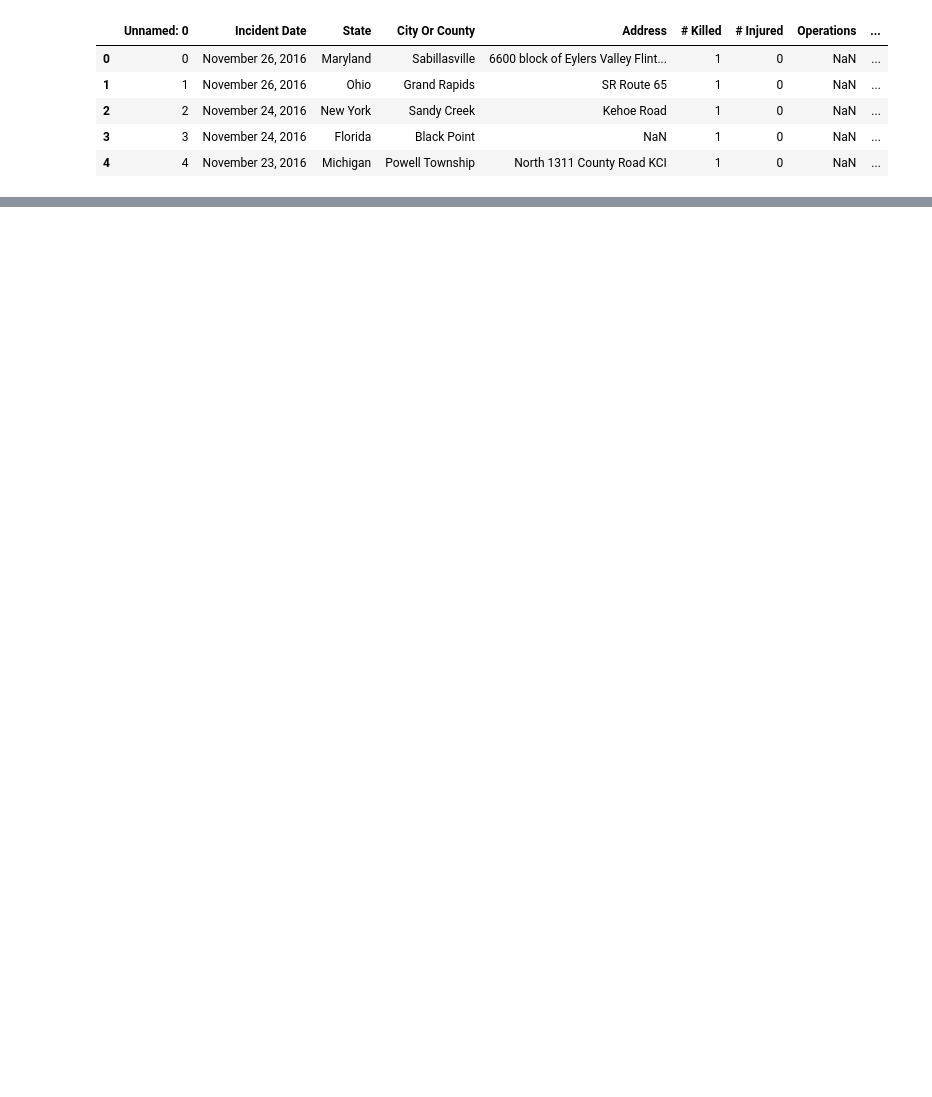
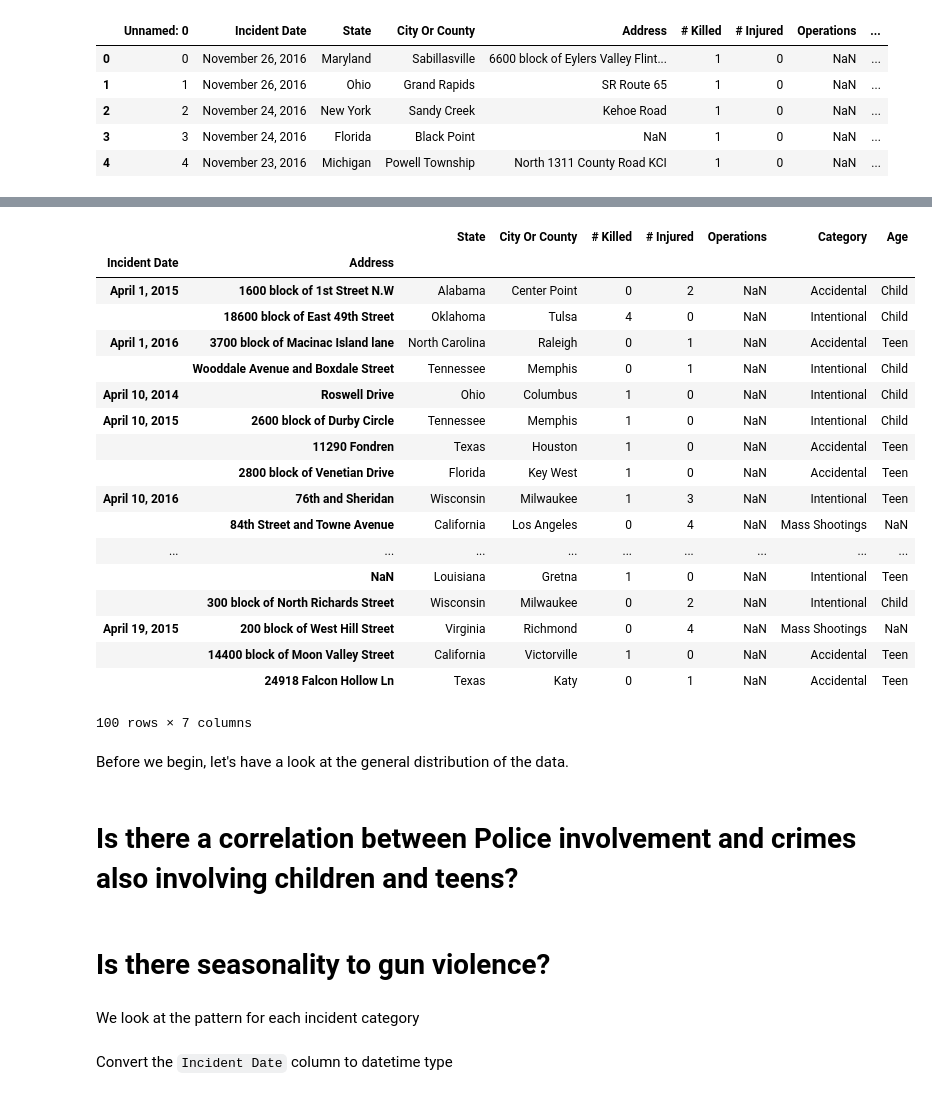
Before and after one commit to kwright76/Gun-Violence-Analysis, a Jupyter notebook: First Version.ipynb, the cells around one changed output, grey strips where cells are left out. Cells and saved outputs as stored; diff of their text form; code cells hidden in the pictures; blank space fills up the shorter version.

```diff
--- a/First Version.ipynb
+++ b/First Version.ipynb
@@ -27,0 +44,30 @@ df.head()
+# %%
+df.drop(['Unnamed: 0'], axis=1).set_index(['Incident Date','Address']).sort_values('Incident Date', ascending=True).head(100)
+# %% [output]
+|  |  | State | City Or County | # Killed | # Injured | Operations | Category | Age |
+| Incident Date | Address |  |  |  |  |  |  |  |
+| April 1, 2015 | 1600 block of 1st Street N.W | Alabama | Center Point | 0 | 2 | NaN | Accidental | Child |
+|  | 18600 block of East 49th Street | Oklahoma | Tulsa | 4 | 0 | NaN | Intentional | Child |
+| April 1, 2016 | 3700 block of Macinac Island lane | North Carolina | Raleigh | 0 | 1 | NaN | Accidental | Teen |
+|  | Wooddale Avenue and Boxdale Street | Tennessee | Memphis | 0 | 1 | NaN | Intentional | Child |
+| April 10, 2014 | Roswell Drive | Ohio | Columbus | 1 | 0 | NaN | Intentional | Child |
+| April 10, 2015 | 2600 block of Durby Circle | Tennessee | Memphis | 1 | 0 | NaN | Intentional | Child |
+|  | 11290 Fondren | Texas | Houston | 1 | 0 | NaN | Accidental | Teen |
+|  | 2800 block of Venetian Drive | Florida | Key West | 1 | 0 | NaN | Accidental | Teen |
+| April 10, 2016 | 76th and Sheridan | Wisconsin | Milwaukee | 1 | 3 | NaN | Intentional | Teen |
+|  | 84th Street and Towne Avenue | California | Los Angeles | 0 | 4 | NaN | Mass Shootings | NaN |
+| ... | ... | ... | ... | ... | ... | ... | ... | ... |
+|  | NaN | Louisiana | Gretna | 1 | 0 | NaN | Intentional | Teen |
+|  | 300 block of North Richards Street | Wisconsin | Milwaukee | 0 | 2 | NaN | Intentional | Child |
+| April 19, 2015 | 200 block of West Hill Street | Virginia | Richmond | 0 | 4 | NaN | Mass Shootings | NaN |
+|  | 14400 block of Moon Valley Street | California | Victorville | 1 | 0 | NaN | Accidental | Teen |
+|  | 24918 Falcon Hollow Ln | Texas | Katy | 0 | 1 | NaN | Accidental | Teen |
+100 rows × 7 columns
+# %% [markdown]
+Before we begin, let's have a look at the general distribution of the data.
+# %% [markdown]
+# Is there a correlation between Police involvement and crimes also involving children and teens?
+# %% [markdown]
+# Is there seasonality to gun violence?
+# %% [markdown]
+We look at the pattern for each incident category
@@ -27,0 +76,2 @@ df.head()
+# %% [markdown]
+Convert the `Incident Date` column to datetime type
```
Also changed, not shown: parts of 12 cells of this notebook.
